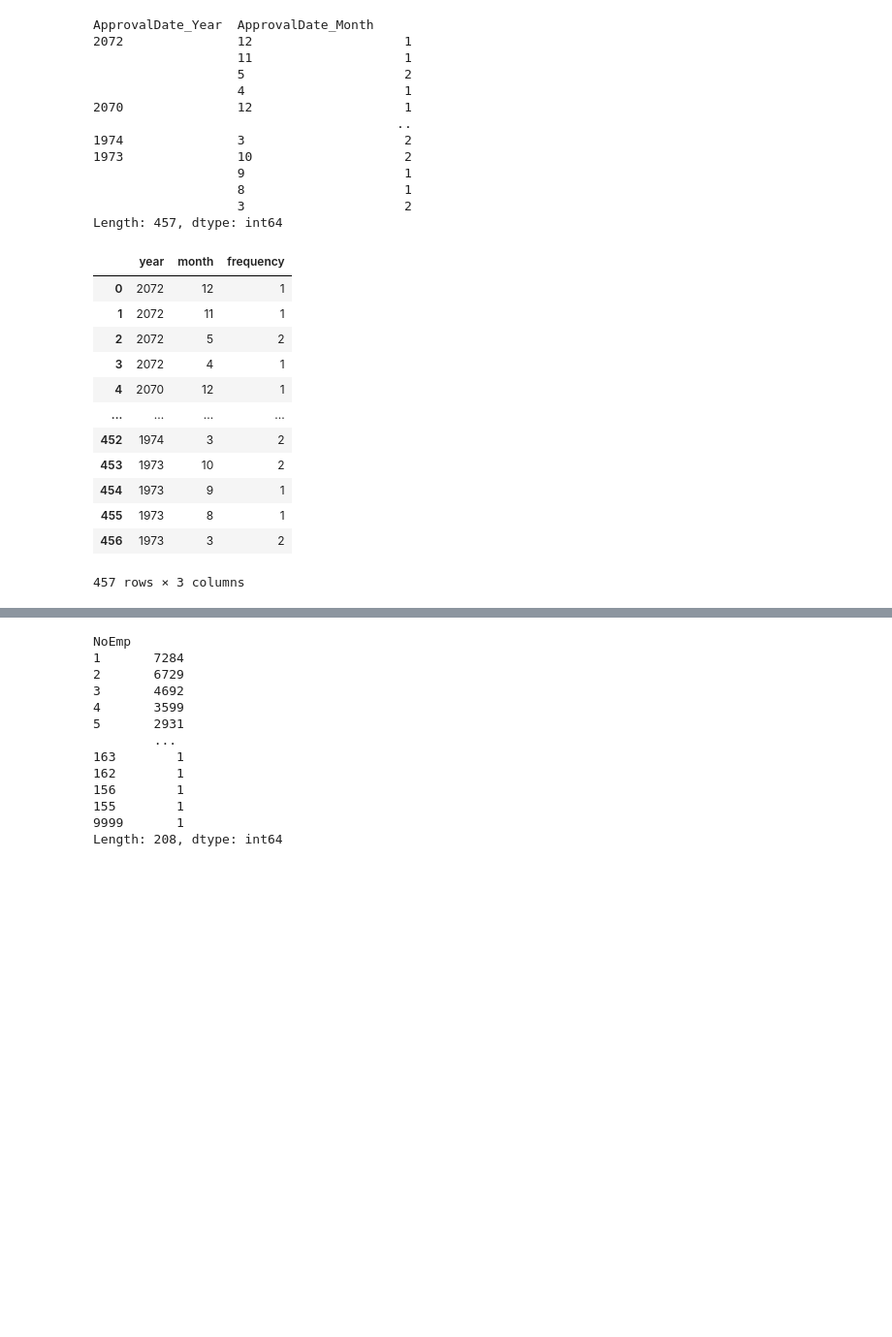
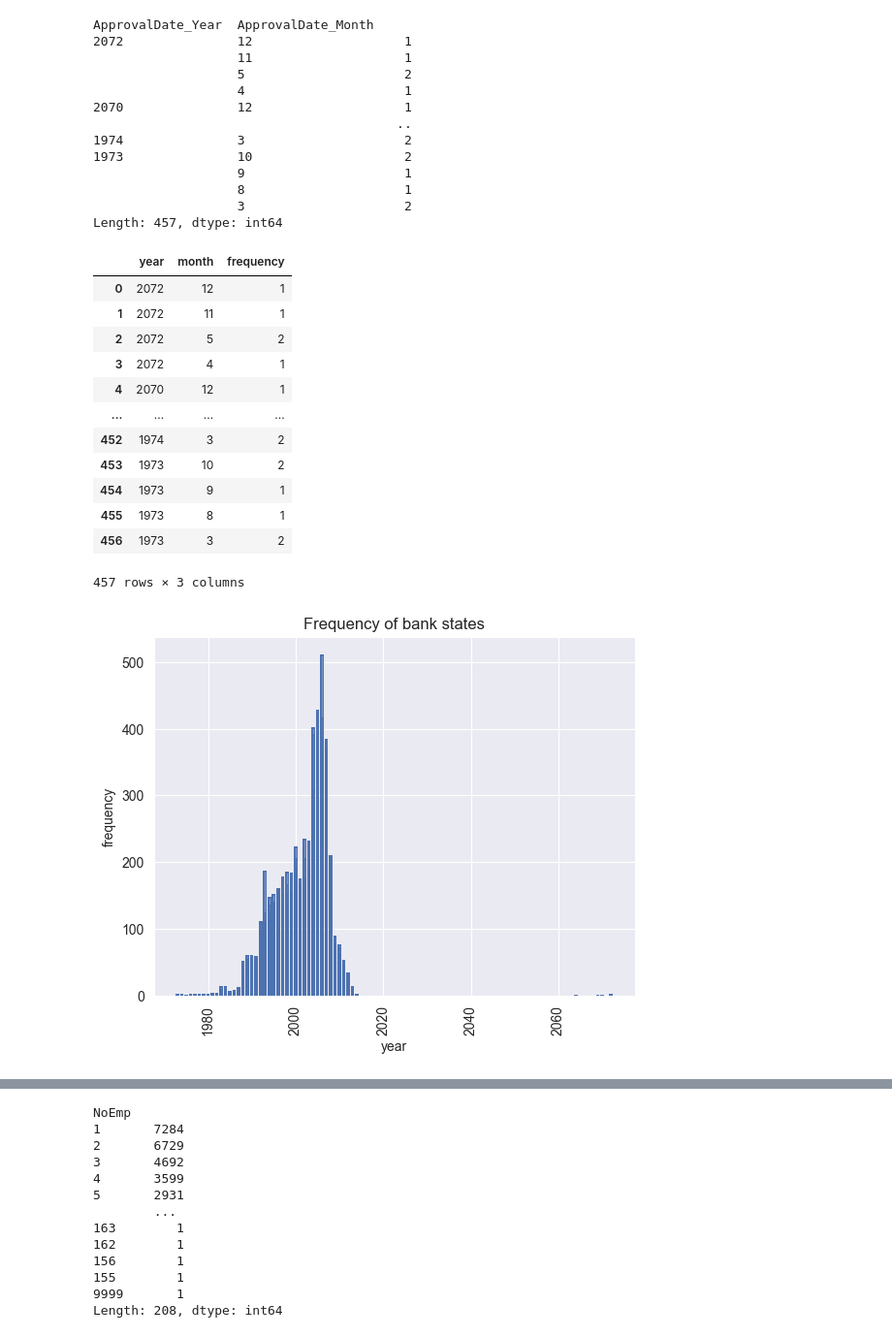
Before and after one commit to caparicio-esd/muirst-cdaw-challenge, a Jupyter notebook: notebooks/notebook_01.ipynb, the cells around one changed output, grey strips where cells are left out. Shown at 97% size. Saved outputs shown, nothing was run; the diff lists cells and outputs as text; code cells hidden in the pictures; blank space fills up the shorter version.

```diff
--- a/notebooks/notebook_01.ipynb
+++ b/notebooks/notebook_01.ipynb
@@ -272,41 +272,32 @@ ApprovalDate_Year  ApprovalDate_Month
                    3                     2
 Length: 457, dtype: int64
 # %%
-from datetime import datetime
-#### me quedo aquí <--------------------------------------------------
-#### me quedo aquí <--------------------------------------------------
-#### me quedo aquí <--------------------------------------------------
-#### me quedo aquí <--------------------------------------------------
-#### me quedo aquí <--------------------------------------------------
-#### me quedo aquí <--------------------------------------------------
-
 df_dataviz_04 = df_train.groupby(["ApprovalDate_Year", "ApprovalDate_Month"]).size().sort_index(ascending=False).reset_index()
 df_dataviz_04.columns = ["year", "month", "frequency"]
-# df_dataviz_04.columns = ["bank_state", "frequency"]
-# df_dataviz_04_filtered = df_dataviz_04[df_dataviz_04["frequency"] > 300]
-#
-# fig, ax = plt.subplots()
-# ax.xaxis.set_tick_params(rotation=90)
-#
-# p = so.Plot(df_dataviz_04_filtered, x="bank_state", y="frequency")\
-#     .add(so.Bar())\
-#     .label(title="Frequency of bank states")\
-#     .layout(size=(8, 4))\
-#     .on(ax)\
-#     .plot()
+
+fig, ax = plt.subplots()
+ax.xaxis.set_tick_params(rotation=90)
+
+p = so.Plot(df_dataviz_04, x="year", y="frequency")\
+    .add(so.Bar())\
+    .label(title="Frequency of bank states")\
+    .layout(size=(8, 4))\
+    .on(ax)\
+    .plot()
 df_dataviz_04
 # %% [output]
 |  | year | month | frequency |
 | 0 | 2072 | 12 | 1 |
 | 1 | 2072 | 11 | 1 |
 | 2 | 2072 | 5 | 2 |
 | 3 | 2072 | 4 | 1 |
 | 4 | 2070 | 12 | 1 |
 | ... | ... | ... | ... |
 | 452 | 1974 | 3 | 2 |
 | 453 | 1973 | 10 | 2 |
 | 454 | 1973 | 9 | 1 |
 | 455 | 1973 | 8 | 1 |
 | 456 | 1973 | 3 | 2 |
 457 rows × 3 columns
+[figure, added]
 # %%
```
Also changed, not shown: parts of 11 cells of this notebook, 2 other files.
